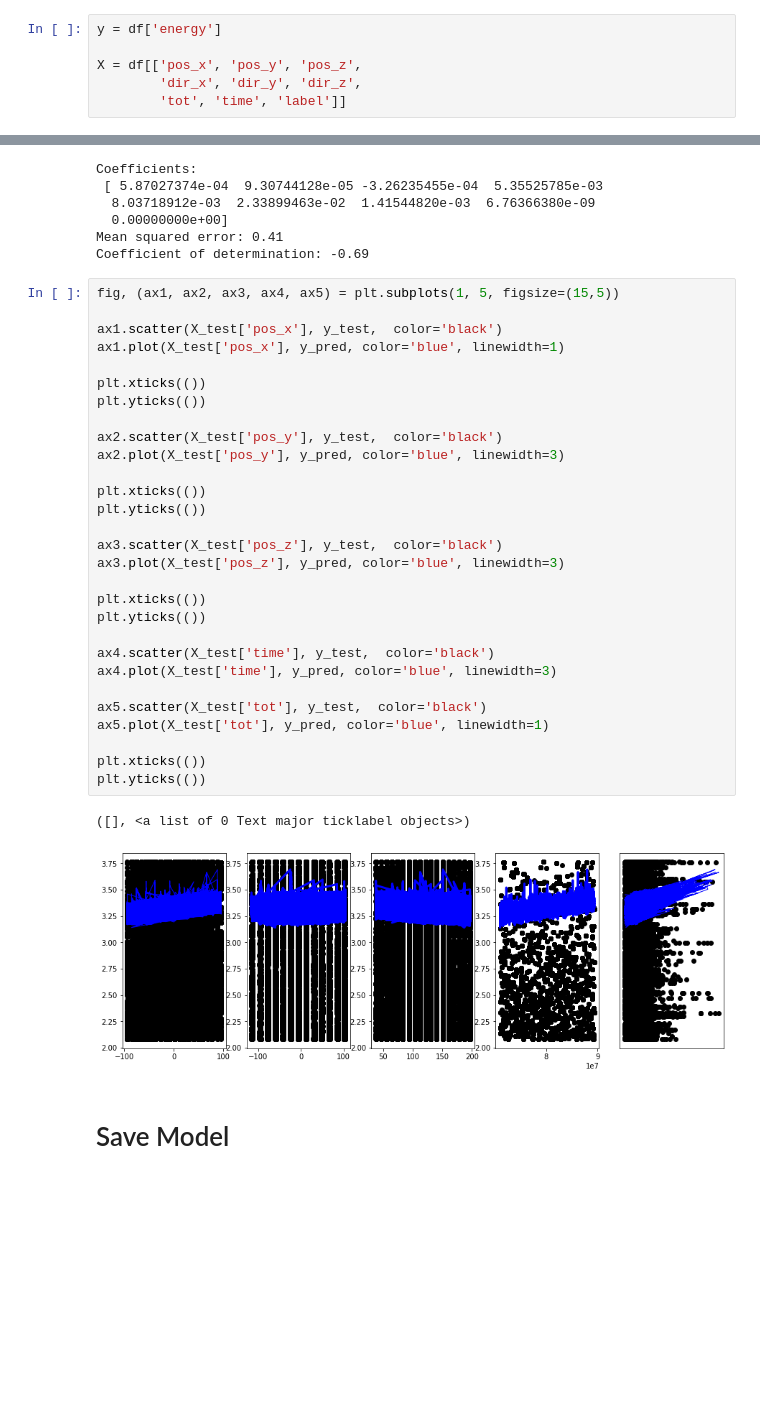
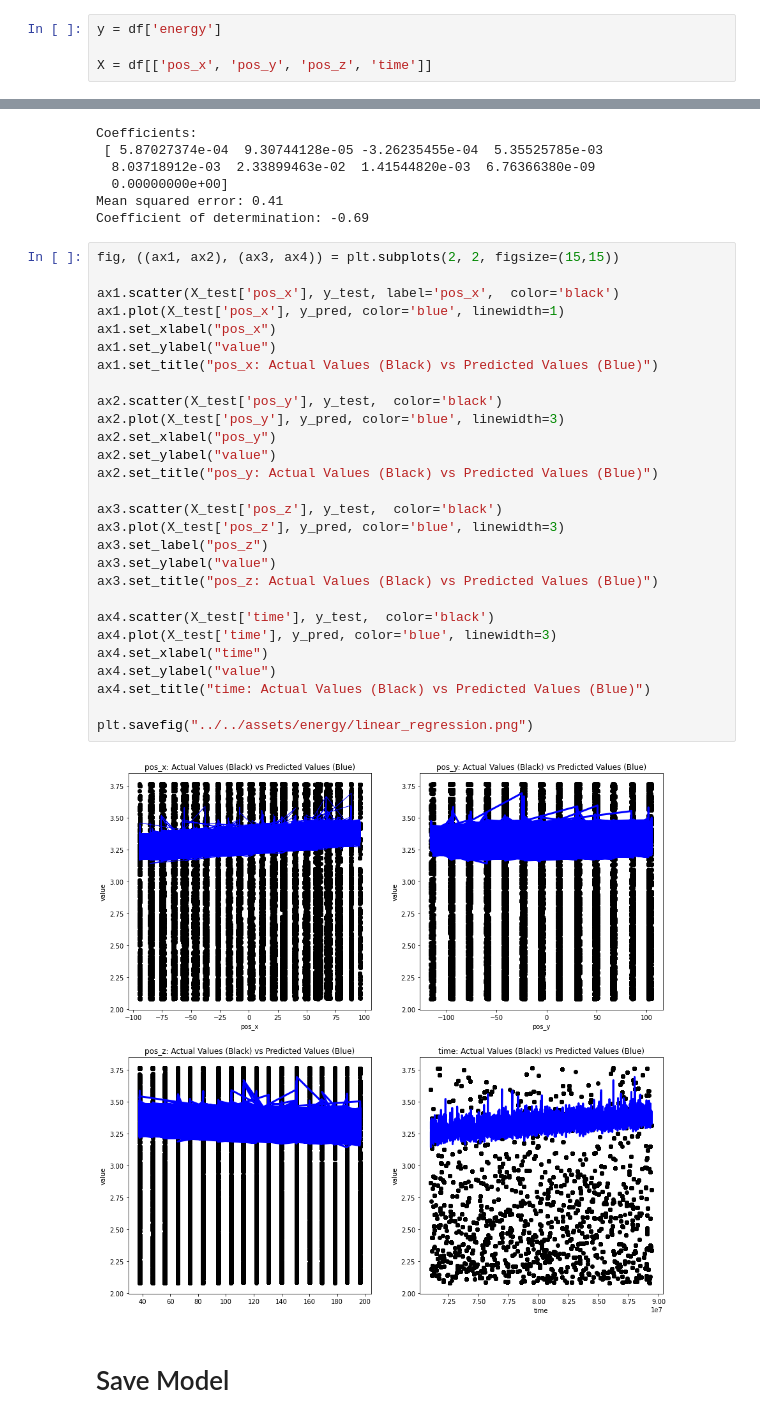
Before and after one commit to shrutirao94/km3net-neutrino-detection, a Jupyter notebook: notebooks/energy_inference/linear_regression.ipynb, the cells around one changed output, grey strips where cells are left out. Drawn from its saved outputs; the diff is of its cells as text; blank space fills up the shorter version.

Commit message:
Energy Inference Plots

```diff
--- a/notebooks/energy_inference/linear_regression.ipynb
+++ b/notebooks/energy_inference/linear_regression.ipynb
@@ -26,8 +26,6 @@ df.head()
 # %%
 y = df['energy']
 
-X = df[['pos_x', 'pos_y', 'pos_z',
-        'dir_x', 'dir_y', 'dir_z',
-        'tot', 'time', 'label']]
+X = df[['pos_x', 'pos_y', 'pos_z', 'time']]
 # %% [markdown]
 # EDA
@@ -181,37 +202,35 @@ Coefficients:
 Mean squared error: 0.41
 Coefficient of determination: -0.69
 # %%
-fig, (ax1, ax2, ax3, ax4, ax5) = plt.subplots(1, 5, figsize=(15,5))
+fig, ((ax1, ax2), (ax3, ax4)) = plt.subplots(2, 2, figsize=(15,15))
 
-ax1.scatter(X_test['pos_x'], y_test,  color='black')
+ax1.scatter(X_test['pos_x'], y_test, label='pos_x',  color='black')
 ax1.plot(X_test['pos_x'], y_pred, color='blue', linewidth=1)
-
-plt.xticks(())
-plt.yticks(())
+ax1.set_xlabel("pos_x")
+ax1.set_ylabel("value")
+ax1.set_title("pos_x: Actual Values (Black) vs Predicted Values (Blue)")
 
 ax2.scatter(X_test['pos_y'], y_test,  color='black')
 ax2.plot(X_test['pos_y'], y_pred, color='blue', linewidth=3)
-
-plt.xticks(())
-plt.yticks(())
+ax2.set_xlabel("pos_y")
+ax2.set_ylabel("value")
+ax2.set_title("pos_y: Actual Values (Black) vs Predicted Values (Blue)")
 
 ax3.scatter(X_test['pos_z'], y_test,  color='black')
 ax3.plot(X_test['pos_z'], y_pred, color='blue', linewidth=3)
-
-plt.xticks(())
-plt.yticks(())
+ax3.set_label("pos_z")
+ax3.set_ylabel("value")
+ax3.set_title("pos_z: Actual Values (Black) vs Predicted Values (Blue)")
 
 ax4.scatter(X_test['time'], y_test,  color='black')
 ax4.plot(X_test['time'], y_pred, color='blue', linewidth=3)
+ax4.set_xlabel("time")
+ax4.set_ylabel("value")
+ax4.set_title("time: Actual Values (Black) vs Predicted Values (Blue)")
 
-ax5.scatter(X_test['tot'], y_test,  color='black')
-ax5.plot(X_test['tot'], y_pred, color='blue', linewidth=1)
-
-plt.xticks(())
-plt.yticks(())
+plt.savefig("../../assets/energy/linear_regression.png")
 # %% [output]
-([], <a list of 0 Text major ticklabel objects>)
-[figure, old version]
+[figure, new version]
 # %% [markdown]
 # Save Model
 # %%
```
Also changed, not shown: parts of 10 cells of this notebook, 9 other files.
